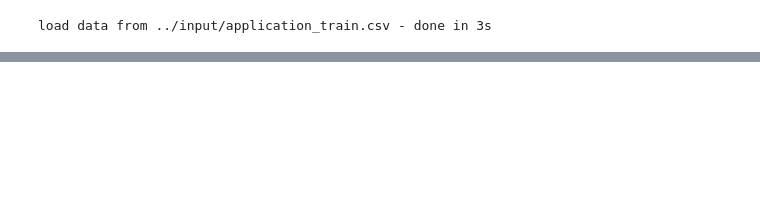
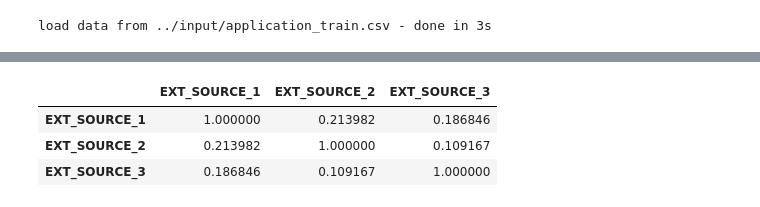
Before and after one commit to MagleHJ/Kaggle_Home_Credit_Default_Risk, a Jupyter notebook: src/explorer.ipynb, the cells around one changed output, grey strips where cells are left out. Drawn from its saved outputs; the diff is of its cells as text; code cells hidden in the pictures; blank space fills up the shorter version.

```diff
--- a/src/explorer.ipynb
+++ b/src/explorer.ipynb
@@ -107,0 +145,4 @@ Name: EMERGENCYSTATE_MODE, dtype: int64
+# %%
+df = app_train[['EXT_SOURCE_1','EXT_SOURCE_2','EXT_SOURCE_3']]
+# %%
+corr = df.corr()
@@ -107,0 +159,7 @@ Name: EMERGENCYSTATE_MODE, dtype: int64
+# %%
+corr
+# %% [output]
+|  | EXT_SOURCE_1 | EXT_SOURCE_2 | EXT_SOURCE_3 |
+| EXT_SOURCE_1 | 1.000000 | 0.213982 | 0.186846 |
+| EXT_SOURCE_2 | 0.213982 | 1.000000 | 0.109167 |
+| EXT_SOURCE_3 | 0.186846 | 0.109167 | 1.000000 |
```
Also changed, not shown: parts of 14 cells of this notebook, 2 other files.
